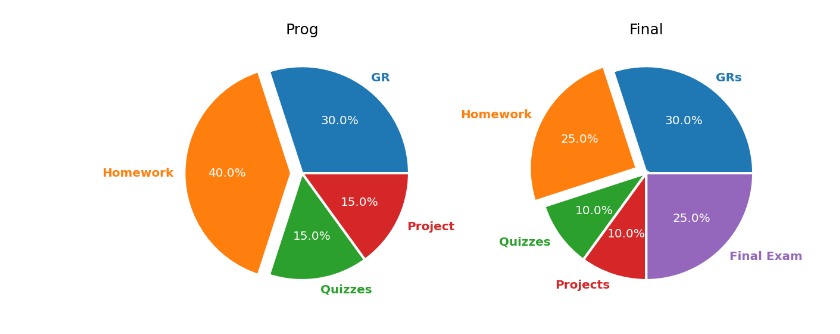
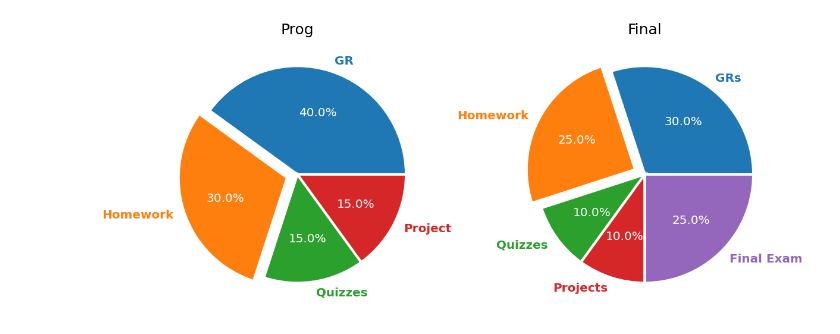
Before and after one commit to USAFA-ECE/ece333, a Jupyter notebook: files/GradeDistribution.ipynb, the cells around one changed output. Saved outputs shown, nothing was run; the diff lists cells and outputs as text; code cells hidden in the pictures.

```diff
--- a/files/GradeDistribution.ipynb
+++ b/files/GradeDistribution.ipynb
@@ -5,7 +5,7 @@ https://www.pythoncharts.com/matplotlib/pie-chart-matplotlib/
 
 import matplotlib.pyplot as plt
 
-prog = [30, 40, 15, 15]
+prog = [40, 30, 15, 15]
 labels = ["GR", "Homework", "Quizzes", "Project"]
 
 fig, (ax1, ax2) = plt.subplots(1, 2, figsize=(12, 6))
@@ -19,31 +19,31 @@ patches, texts, pcts = ax1.pie(
     textprops={"size": "x-large"},
 )
 for i, patch in enumerate(patches):
     texts[i].set_color(patch.get_facecolor())
 plt.setp(pcts, color="white")
 plt.setp(texts, fontweight=600)
 ax1.set_title("Prog", fontsize=18)
 plt.tight_layout()
 
 
 final = [30, 25, 10, 10, 25]
 labels = ["GRs", "Homework", "Quizzes", "Projects", "Final Exam"]
 
 patches, texts, pcts = ax2.pie(
     final,
     labels=labels,
     autopct="%.1f%%",
     wedgeprops={"linewidth": 3.0, "edgecolor": "white"},
     startangle=0,
     explode=(0, 0.1, 0, 0, 0),
     textprops={"size": "x-large"},
 )
 for i, patch in enumerate(patches):
     texts[i].set_color(patch.get_facecolor())
 plt.setp(pcts, color="white")
 plt.setp(texts, fontweight=600)
 ax2.set_title("Final", fontsize=18)
 plt.tight_layout()
 plt.savefig("GradeDistribution.png")
 # %% [output]
-[figure, old version]
+[figure, new version]
```
Also changed, not shown: 2 other files.
